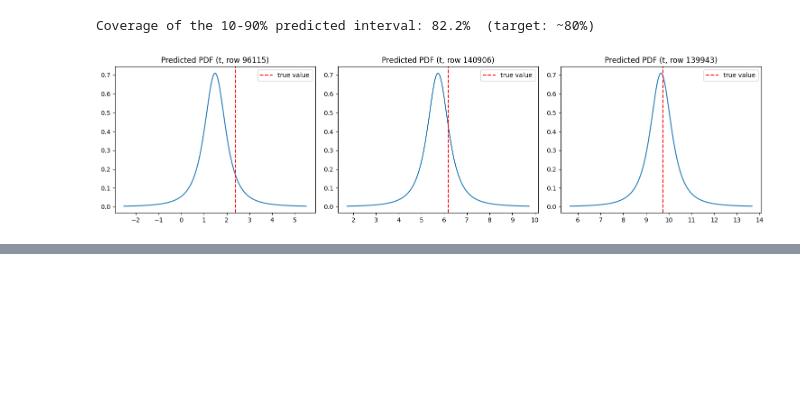
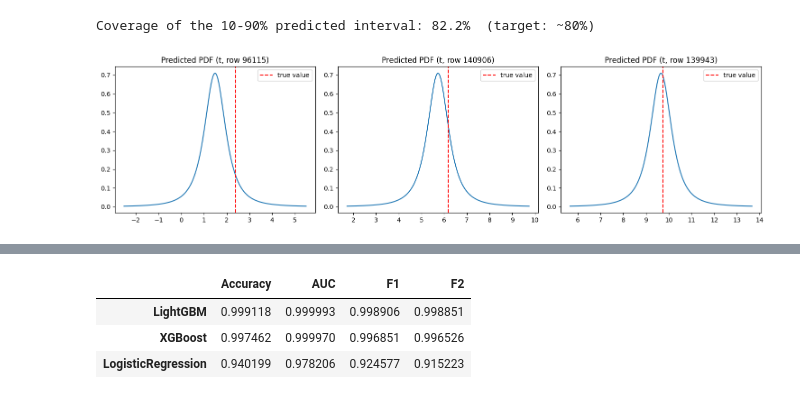
Before and after one commit to kulsoomz99/Helicopter-Turbine-Engine-Health-Estimation, a Jupyter notebook: Helicopter_Turbine_Engine_Health_Estimation.ipynb, the cells around one changed output, grey strips where cells are left out. Saved outputs shown, nothing was run; the diff lists cells and outputs as text; code cells hidden in the pictures; blank space fills up the shorter version.

```diff
--- a/Helicopter_Turbine_Engine_Health_Estimation.ipynb
+++ b/Helicopter_Turbine_Engine_Health_Estimation.ipynb
@@ -637,0 +682,42 @@ Coverage of the 10-90% predicted interval: 82.2%  (target: ~80%)
+# %%
+results_clf = {}
+proba_store = {}
+
+# --- Model 1: Logistic Regression (baseline) ---
+logit = LogisticRegression(max_iter=1000)
+logit.fit(Xtr_clf, ytr['faulty'])
+p1 = logit.predict_proba(Xval_clf)[:,1]
+proba_store['LogisticRegression'] = p1
+
+# --- Model 2: LightGBM Classifier (main) ---
+lgb_clf = lgb.LGBMClassifier(n_estimators=500, learning_rate=0.03, num_leaves=63,
+                              subsample=0.8, colsample_bytree=0.8, random_state=42, verbose=-1)
+lgb_clf.fit(Xtr_clf, ytr['faulty'])
+p2 = lgb_clf.predict_proba(Xval_clf)[:,1]
+proba_store['LightGBM'] = p2
+
+# --- Model 3: XGBoost Classifier (cross-check) ---
+xgb_clf = xgb.XGBClassifier(n_estimators=500, learning_rate=0.03, max_depth=7,
+                             subsample=0.8, colsample_bytree=0.8, random_state=42,
+                             use_label_encoder=False, eval_metric='logloss', verbosity=0)
+xgb_clf.fit(Xtr_clf, ytr['faulty'])
+p3 = xgb_clf.predict_proba(Xval_clf)[:,1]
+proba_store['XGBoost'] = p3
+
+for name, proba in proba_store.items():
+    pred = (proba >= 0.5).astype(int)
+    results_clf[name] = {
+        'Accuracy': accuracy_score(yval['faulty'], pred),
+        'AUC': roc_auc_score(yval['faulty'], proba),
+        'F1': f1_score(yval['faulty'], pred),
+        # F2 weights recall 4x more than precision -> directly aligned with the challenge's
+        # heavy penalty on confident FALSE NEGATIVES (missing a faulty engine is the costly error).
+        'F2': fbeta_score(yval['faulty'], pred, beta=2.0)
+    }
+
+pd.DataFrame(results_clf).T.sort_values('F2', ascending=False)
+# %% [output]
+|  | Accuracy | AUC | F1 | F2 |
+| LightGBM | 0.999118 | 0.999993 | 0.998906 | 0.998851 |
+| XGBoost | 0.997462 | 0.999970 | 0.996851 | 0.996526 |
+| LogisticRegression | 0.940199 | 0.978206 | 0.924577 | 0.915223 |
```
Also changed, not shown: parts of 7 cells of this notebook.
